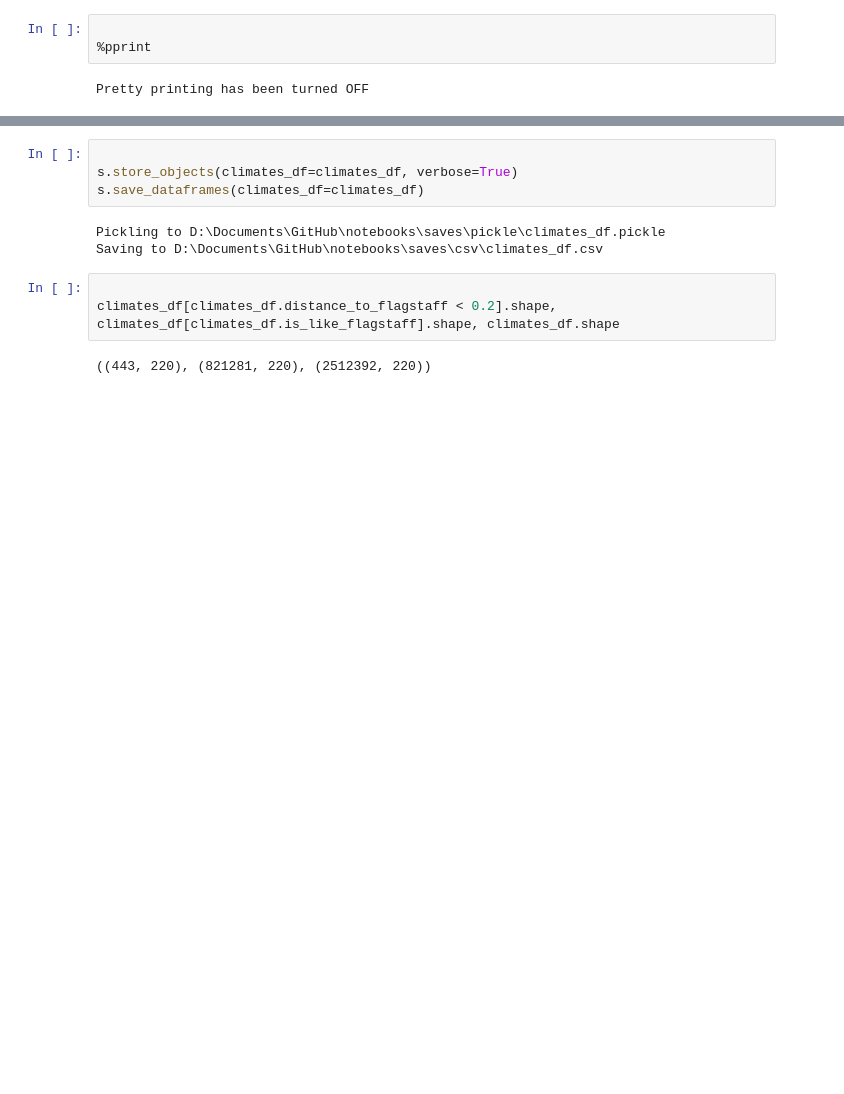
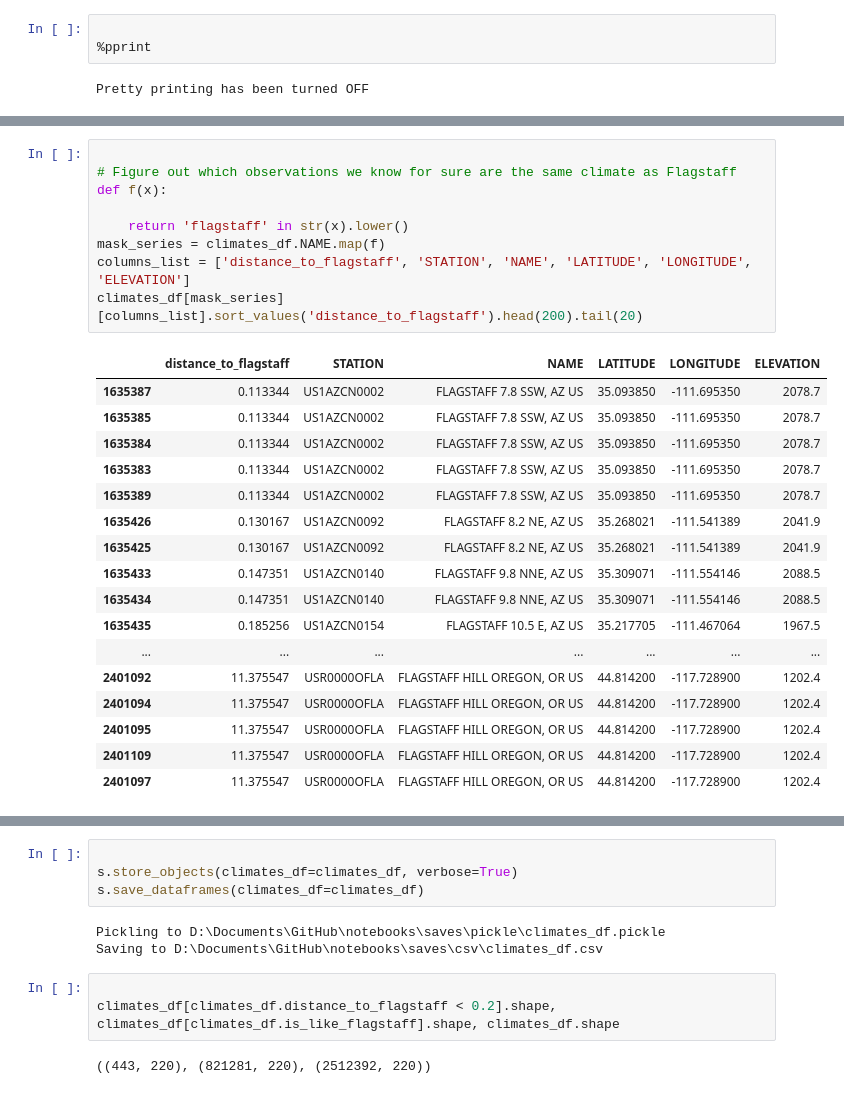
Before and after one commit to dbabbitt/notebooks, a Jupyter notebook: ipynb/Climates like Flagstaff.ipynb, the cells around one changed output, grey strips where cells are left out. Cells and saved outputs as stored; diff of their text form; blank space fills up the shorter version.

```diff
--- a/ipynb/Climates like Flagstaff.ipynb
+++ b/ipynb/Climates like Flagstaff.ipynb
@@ -30,0 +107,27 @@ climates_df.sort_values('distance_to_flagstaff').head(11).T.head(20)
+# %%
+
+# Figure out which observations we know for sure are the same climate as Flagstaff
+def f(x):
+
+    return 'flagstaff' in str(x).lower()
+mask_series = climates_df.NAME.map(f)
+columns_list = ['distance_to_flagstaff', 'STATION', 'NAME', 'LATITUDE', 'LONGITUDE', 'ELEVATION']
+climates_df[mask_series][columns_list].sort_values('distance_to_flagstaff').head(200).tail(20)
+# %% [output]
+|  | distance_to_flagstaff | STATION | NAME | LATITUDE | LONGITUDE | ELEVATION |
+| 1635387 | 0.113344 | US1AZCN0002 | FLAGSTAFF 7.8 SSW, AZ US | 35.093850 | -111.695350 | 2078.7 |
+| 1635385 | 0.113344 | US1AZCN0002 | FLAGSTAFF 7.8 SSW, AZ US | 35.093850 | -111.695350 | 2078.7 |
+| 1635384 | 0.113344 | US1AZCN0002 | FLAGSTAFF 7.8 SSW, AZ US | 35.093850 | -111.695350 | 2078.7 |
+| 1635383 | 0.113344 | US1AZCN0002 | FLAGSTAFF 7.8 SSW, AZ US | 35.093850 | -111.695350 | 2078.7 |
+| 1635389 | 0.113344 | US1AZCN0002 | FLAGSTAFF 7.8 SSW, AZ US | 35.093850 | -111.695350 | 2078.7 |
+| 1635426 | 0.130167 | US1AZCN0092 | FLAGSTAFF 8.2 NE, AZ US | 35.268021 | -111.541389 | 2041.9 |
+| 1635425 | 0.130167 | US1AZCN0092 | FLAGSTAFF 8.2 NE, AZ US | 35.268021 | -111.541389 | 2041.9 |
+| 1635433 | 0.147351 | US1AZCN0140 | FLAGSTAFF 9.8 NNE, AZ US | 35.309071 | -111.554146 | 2088.5 |
+| 1635434 | 0.147351 | US1AZCN0140 | FLAGSTAFF 9.8 NNE, AZ US | 35.309071 | -111.554146 | 2088.5 |
+| 1635435 | 0.185256 | US1AZCN0154 | FLAGSTAFF 10.5 E, AZ US | 35.217705 | -111.467064 | 1967.5 |
+| ... | ... | ... | ... | ... | ... | ... |
+| 2401092 | 11.375547 | USR0000OFLA | FLAGSTAFF HILL OREGON, OR US | 44.814200 | -117.728900 | 1202.4 |
+| 2401094 | 11.375547 | USR0000OFLA | FLAGSTAFF HILL OREGON, OR US | 44.814200 | -117.728900 | 1202.4 |
+| 2401095 | 11.375547 | USR0000OFLA | FLAGSTAFF HILL OREGON, OR US | 44.814200 | -117.728900 | 1202.4 |
+| 2401109 | 11.375547 | USR0000OFLA | FLAGSTAFF HILL OREGON, OR US | 44.814200 | -117.728900 | 1202.4 |
+| 2401097 | 11.375547 | USR0000OFLA | FLAGSTAFF HILL OREGON, OR US | 44.814200 | -117.728900 | 1202.4 |
```
Also changed, not shown: parts of 40 cells of this notebook, 4 other files.
